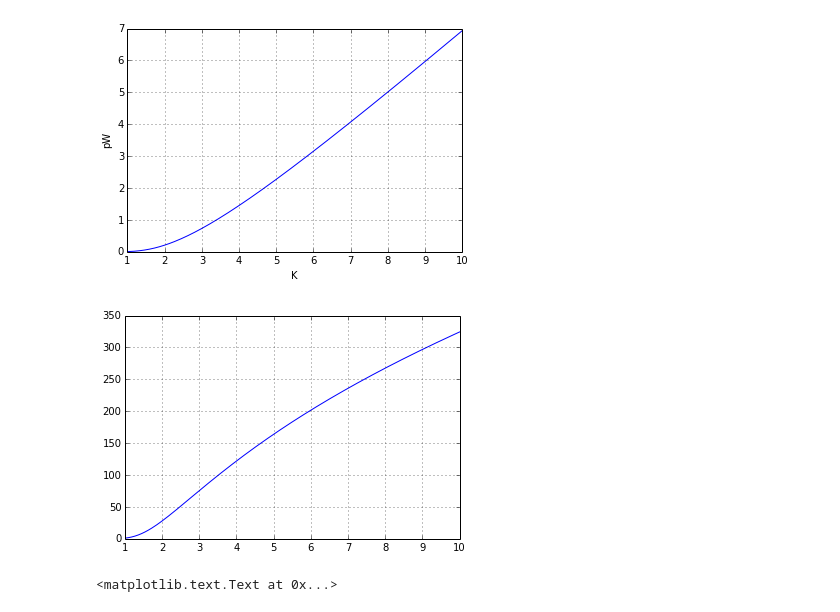
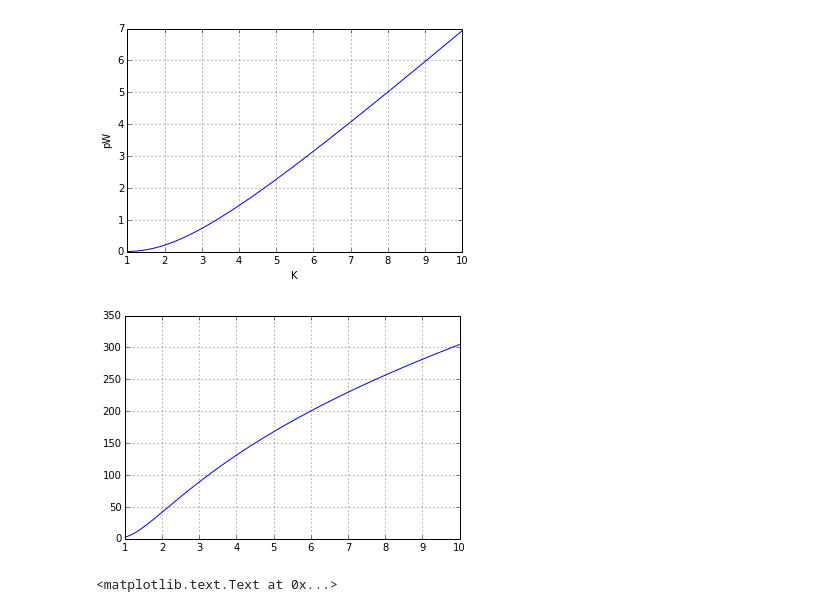
Before and after one commit to gitj/notebooks, a Jupyter notebook: 2014-11-15-paper-calculations.ipynb, the cells around one changed output. Cells and saved outputs as stored; diff of their text form; code cells hidden in the pictures.

```diff
--- a/2014-11-15-paper-calculations.ipynb
+++ b/2014-11-15-paper-calculations.ipynb
@@ -59,0 +80,17 @@ print 1e6*dxdPo*dPdT
+# %%
+#new values for paper
+alpha = 0.65
+S2 = 3.8
+taumax = 500e-6
+etapb=0.7
+eta=0.39
+N0=1.72e10/1.6e-19
+Tc=1.46
+Delta = 1.72*1.38e-23*Tc
+VL = 1870.
+Po = P(4)
+nstar=160.
+dxdPo = (alpha*S2*taumax*etapb*eta/(4*N0*Delta**2*VL))/np.sqrt(1+2*etapb*eta*Po*taumax/(Delta*VL*nstar))
+print 1e6*dxdPo/1e12, "ppm/pW @",Po*1e12,"pW"
+dPdT = 0.78e-12
+print 1e6*dxdPo*dPdT
@@ -90,10 +130,10 @@ def xPo(Po, alpha=0.66,S2=3.8,taumax=500e-6,etapb=0.7,eta=0.5,N0=N0,Delta=Delta,
     return ((alpha*S2/(4*N0*Delta))
             * (nstar*np.sqrt(1+(2*etapb*eta*Po*taumax/(Delta*VL*nstar))) -nstar))
 # %%
-plot(T,1e6*xPo(P(T),eta=0.18,nstar=400,alpha=0.65))
+plot(T,1e6*xPo(P(T),eta=0.5,nstar=100,alpha=0.65))
 grid()
 # %% [output]
-[figure, old version]
+[figure, new version]
 # %%
 plot(T[:-1],1e6*np.diff(xPo(P(T),eta=0.18,nstar=400,alpha=0.66))/np.diff(T))
 ylabel('ppm/K')
```
Also changed, not shown: parts of 13 cells of this notebook.
